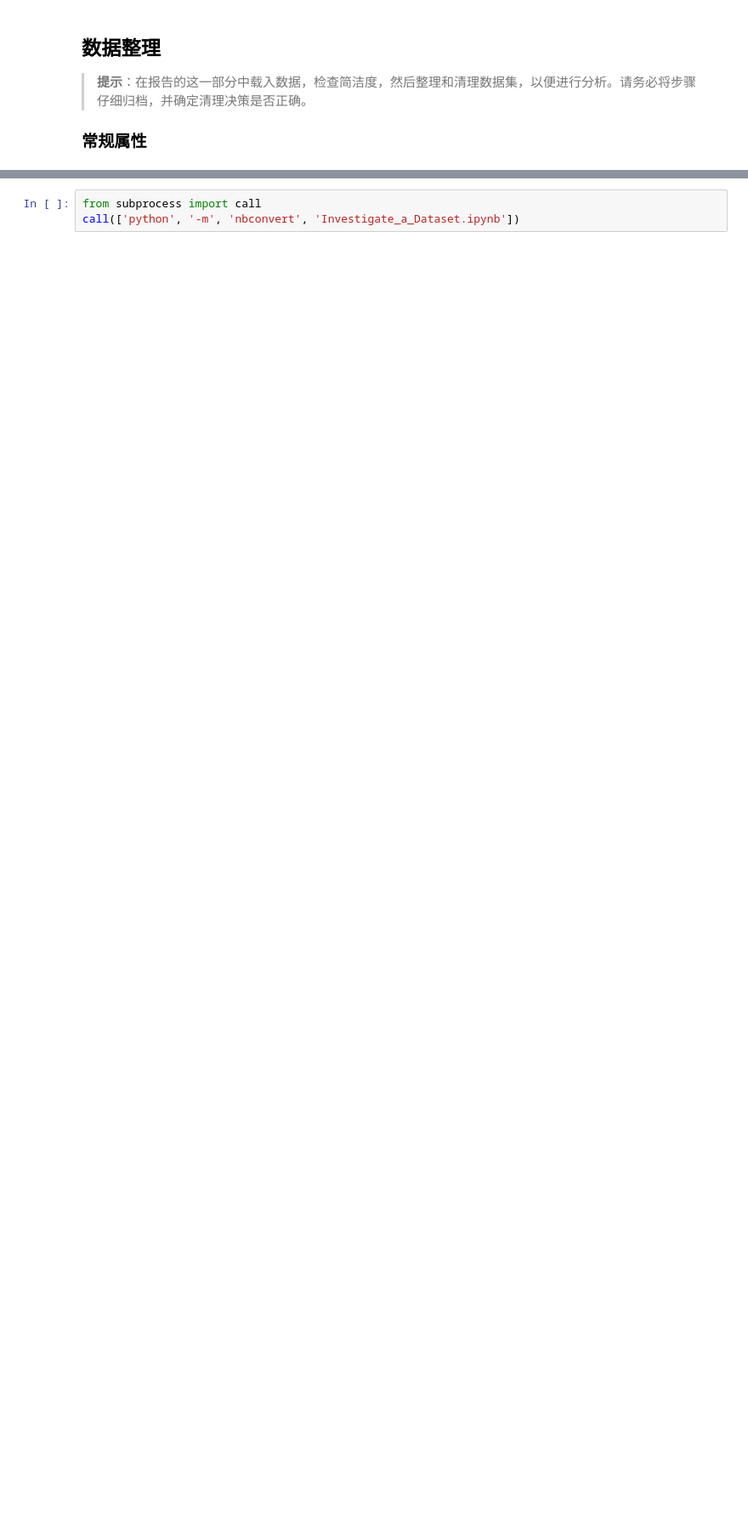
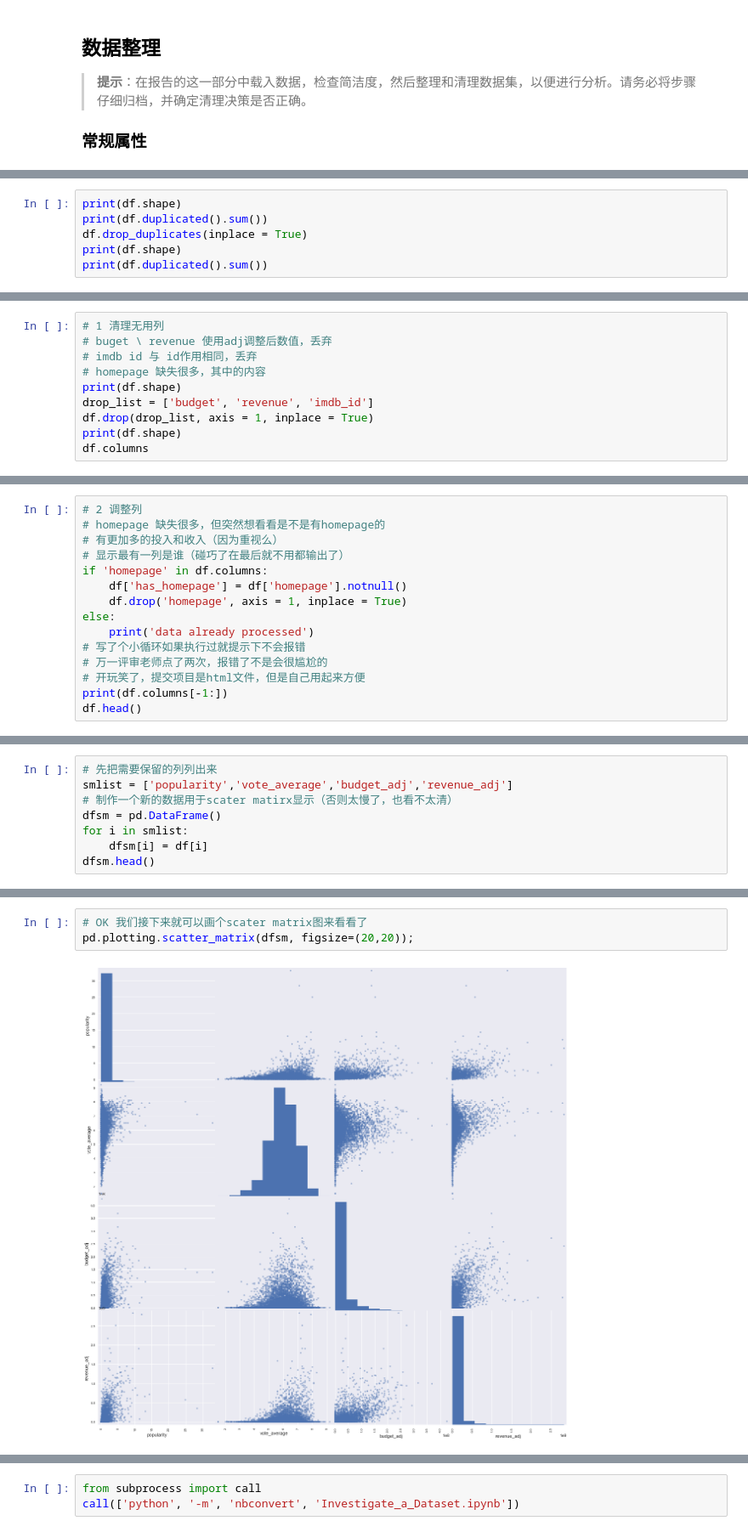
Before and after one commit to mengfanchun2017/_archive_dand, a Jupyter notebook: Project3/p3handover-tmdb/Investigate_a_Dataset-tmdb-lm.ipynb, the cells around one changed output, grey strips where cells are left out. Shown at 85% size. Saved outputs shown, nothing was run; the diff lists cells and outputs as text; blank space fills up the shorter version.

```diff
--- a/Project3/p3handover-tmdb/Investigate_a_Dataset-tmdb-lm.ipynb
+++ b/Project3/p3handover-tmdb/Investigate_a_Dataset-tmdb-lm.ipynb
@@ -118,0 +113,6 @@ dtype: int64
+# %%
+print(df.shape)
+print(df.duplicated().sum())
+df.drop_duplicates(inplace = True)
+print(df.shape)
+print(df.duplicated().sum())
@@ -118,0 +151,10 @@ dtype: int64
+# %%
+# 1 清理无用列
+# buget \ revenue 使用adj调整后数值，丢弃
+# imdb id 与 id作用相同，丢弃
+# homepage 缺失很多，其中的内容
+print(df.shape)
+drop_list = ['budget', 'revenue', 'imdb_id']
+df.drop(drop_list, axis = 1, inplace = True)
+print(df.shape)
+df.columns
@@ -118,0 +169,15 @@ dtype: int64
+# %%
+# 2 调整列
+# homepage 缺失很多，但突然想看看是不是有homepage的
+# 有更加多的投入和收入（因为重视么）
+# 显示最有一列是谁（碰巧了在最后就不用都输出了）
+if 'homepage' in df.columns:
+    df['has_homepage'] = df['homepage'].notnull()
+    df.drop('homepage', axis = 1, inplace = True)
+else:
+    print('data already processed')
+# 写了个小循环如果执行过就提示下不会报错
+# 万一评审老师点了两次，报错了不是会很尴尬的
+# 开玩笑了，提交项目是html文件，但是自己用起来方便
+print(df.columns[-1:])
+df.head()
@@ -118,0 +200,8 @@ dtype: int64
+# %%
+# 先把需要保留的列列出来
+smlist = ['popularity','vote_average','budget_adj','revenue_adj']
+# 制作一个新的数据用于scater matirx显示（否则太慢了，也看不太清）
+dfsm = pd.DataFrame()
+for i in smlist:
+    dfsm[i] = df[i]
+dfsm.head()
@@ -118,0 +215,5 @@ dtype: int64
+# %%
+# OK 我们接下来就可以画个scater matrix图来看看了
+pd.plotting.scatter_matrix(dfsm, figsize=(20,20));
+# %% [output]
+[figure, added]
```
Also changed, not shown: parts of 47 cells of this notebook, 1 other file.
